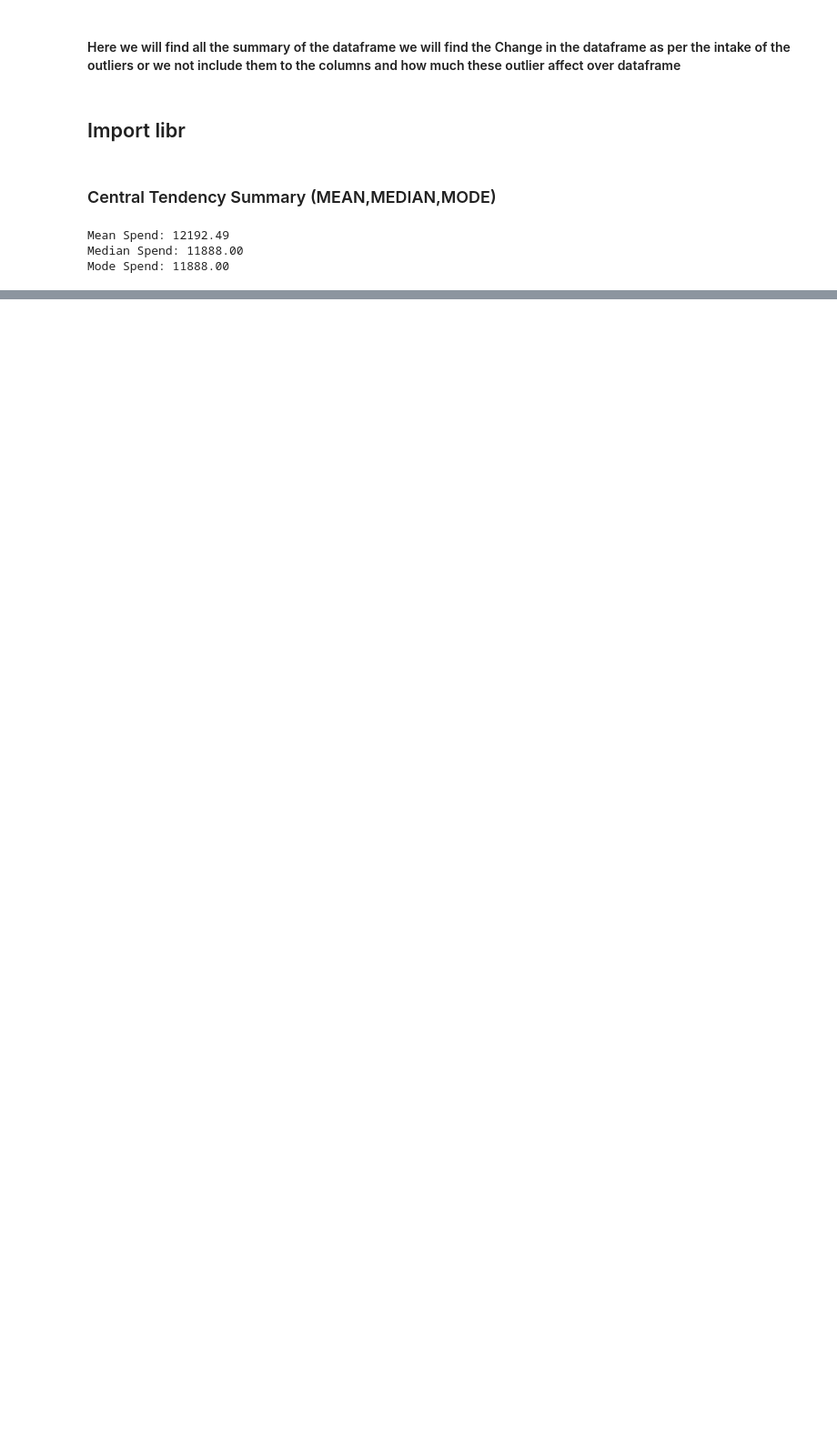
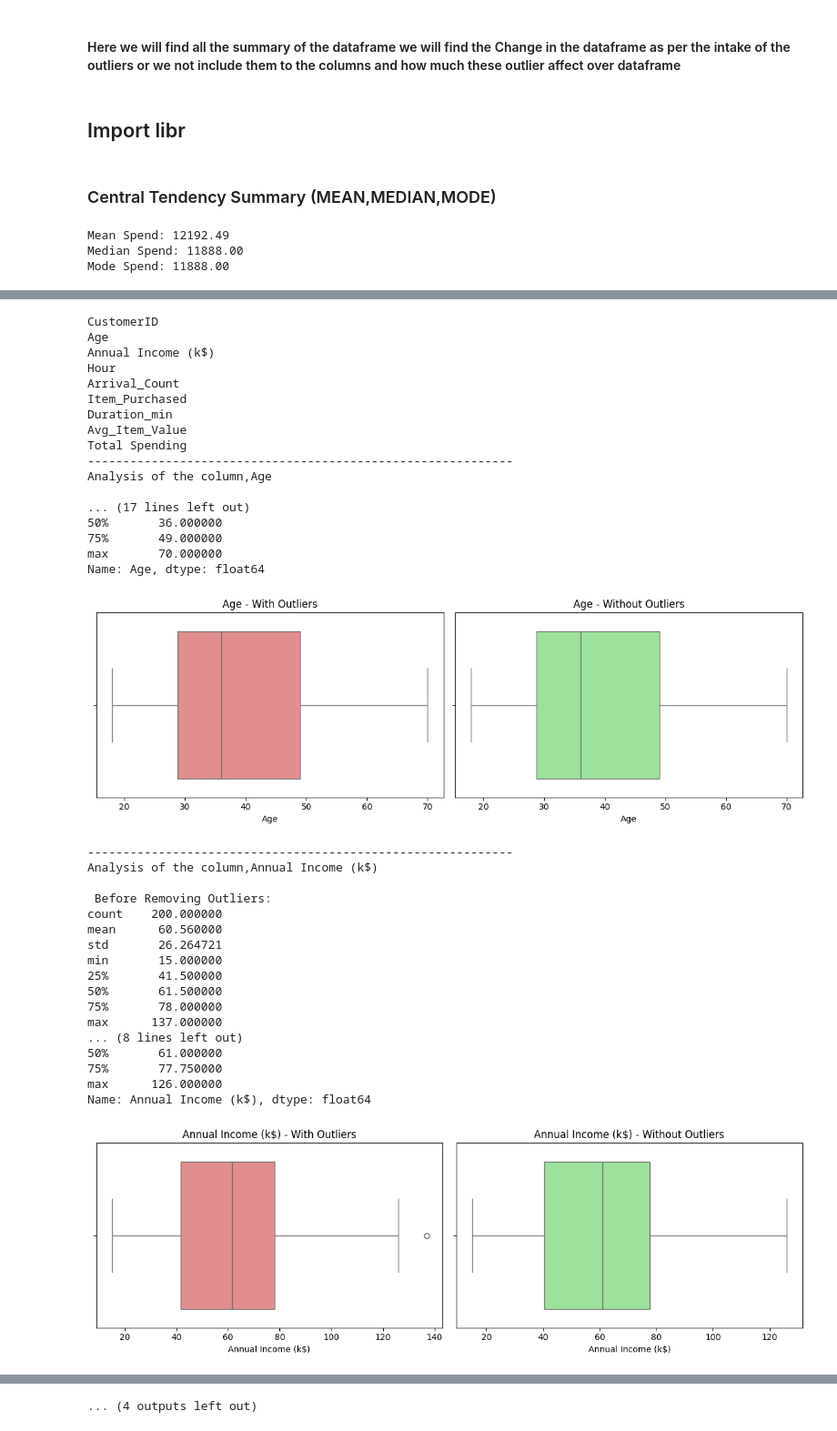
Before and after one commit to SauhardSHukla/Real-estate-housing-price, a Jupyter notebook: JypterNoteBook/Analysis/Central_Tendency+Outliers_Insights.ipynb, the cells around one changed output, grey strips where cells are left out. Shown at 91% size. Cells and saved outputs as stored; diff of their text form; code cells hidden in the pictures; blank space fills up the shorter version.

```diff
--- a/JypterNoteBook/Analysis/Central_Tendency+Outliers_Insights.ipynb
+++ b/JypterNoteBook/Analysis/Central_Tendency+Outliers_Insights.ipynb
@@ -27,0 +81,39 @@ Mode Spend: 11888.00
+# %%
+cleaned_all_df = analysis_outliers(df)
+# %% [output]
+CustomerID
+Age
+Annual Income (k$)
+Hour
+Arrival_Count
+Item_Purchased
+Duration_min
+Avg_Item_Value
+Total Spending
+------------------------------------------------------------
+Analysis of the column,Age
+
+... (17 lines left out)
+50%       36.000000
+75%       49.000000
+max       70.000000
+Name: Age, dtype: float64
+[figure, added]
+------------------------------------------------------------
+Analysis of the column,Annual Income (k$)
+
+ Before Removing Outliers:
+count    200.000000
+mean      60.560000
+std       26.264721
+min       15.000000
+25%       41.500000
+50%       61.500000
+75%       78.000000
+max      137.000000
+... (8 lines left out)
+50%       61.000000
+75%       77.750000
+max      126.000000
+Name: Annual Income (k$), dtype: float64
+[figure, added]
@@ -27,0 +192 @@ Mode Spend: 11888.00
+... (4 outputs left out)
```
Also changed, not shown: parts of 5 cells of this notebook.
